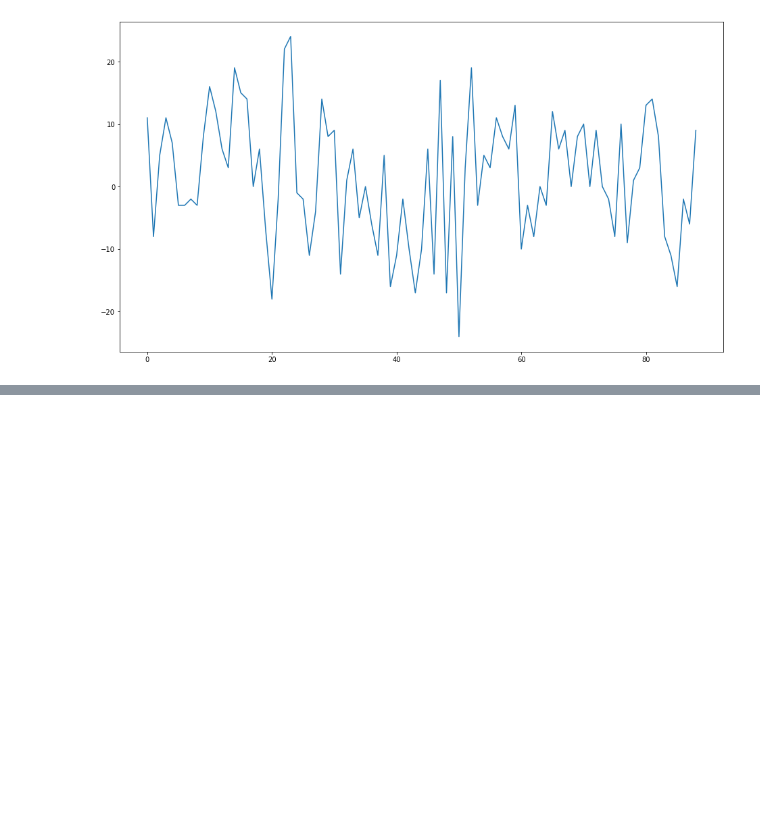
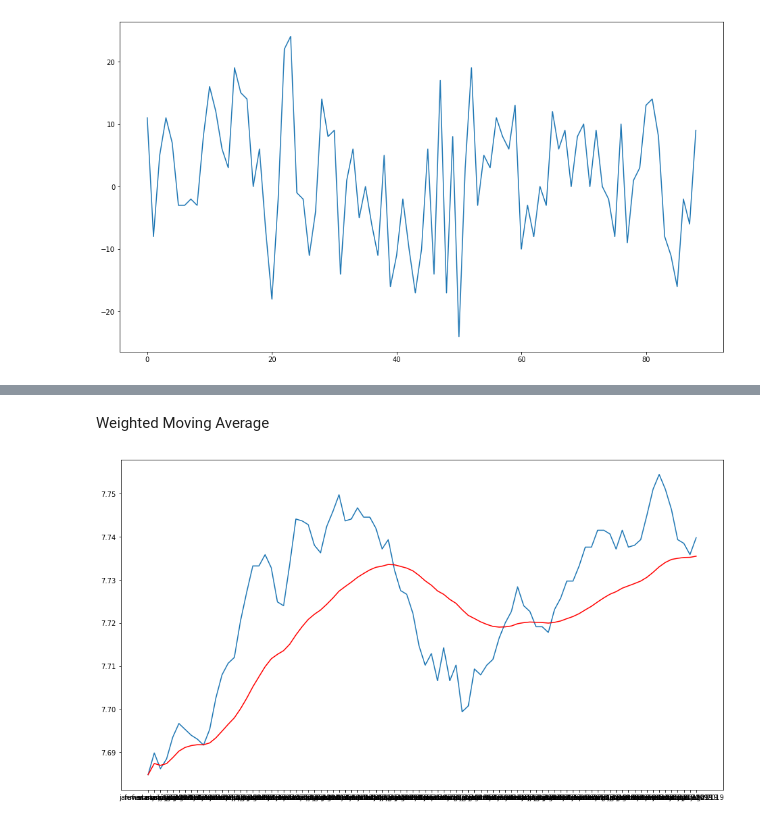
Before and after one commit to danilodsp/econometric, a Jupyter notebook: code/stationary_time-series_models/ARIMA.ipynb, the cells around one changed output, grey strips where cells are left out. Cells and saved outputs as stored; diff of their text form; code cells hidden in the pictures; blank space fills up the shorter version.

```diff
--- a/code/stationary_time-series_models/ARIMA.ipynb
+++ b/code/stationary_time-series_models/ARIMA.ipynb
@@ -67,0 +97,11 @@ plt.show()
+# %% [markdown]
+Weighted Moving Average
+# %%
+expwighted_avg = ts_log.ewm(halflife=12).mean()
+# halflife is used to define the amount of exponential decay
+plt.figure(figsize=(16,9))
+plt.plot(ts_log)
+plt.plot(expwighted_avg, color='red')
+plt.show()
+# %% [output]
+[figure, added]
```
Also changed, not shown: parts of 11 cells of this notebook.
